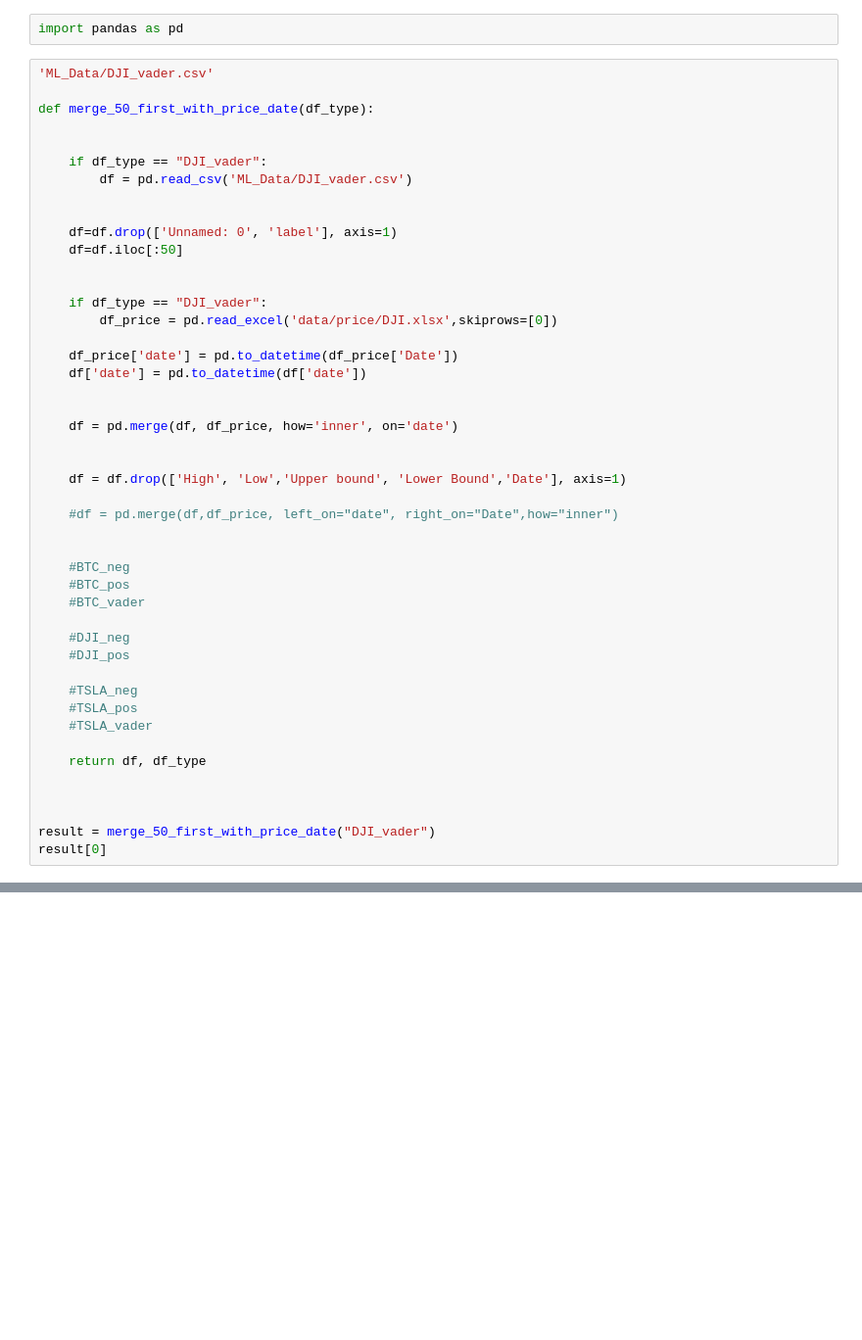
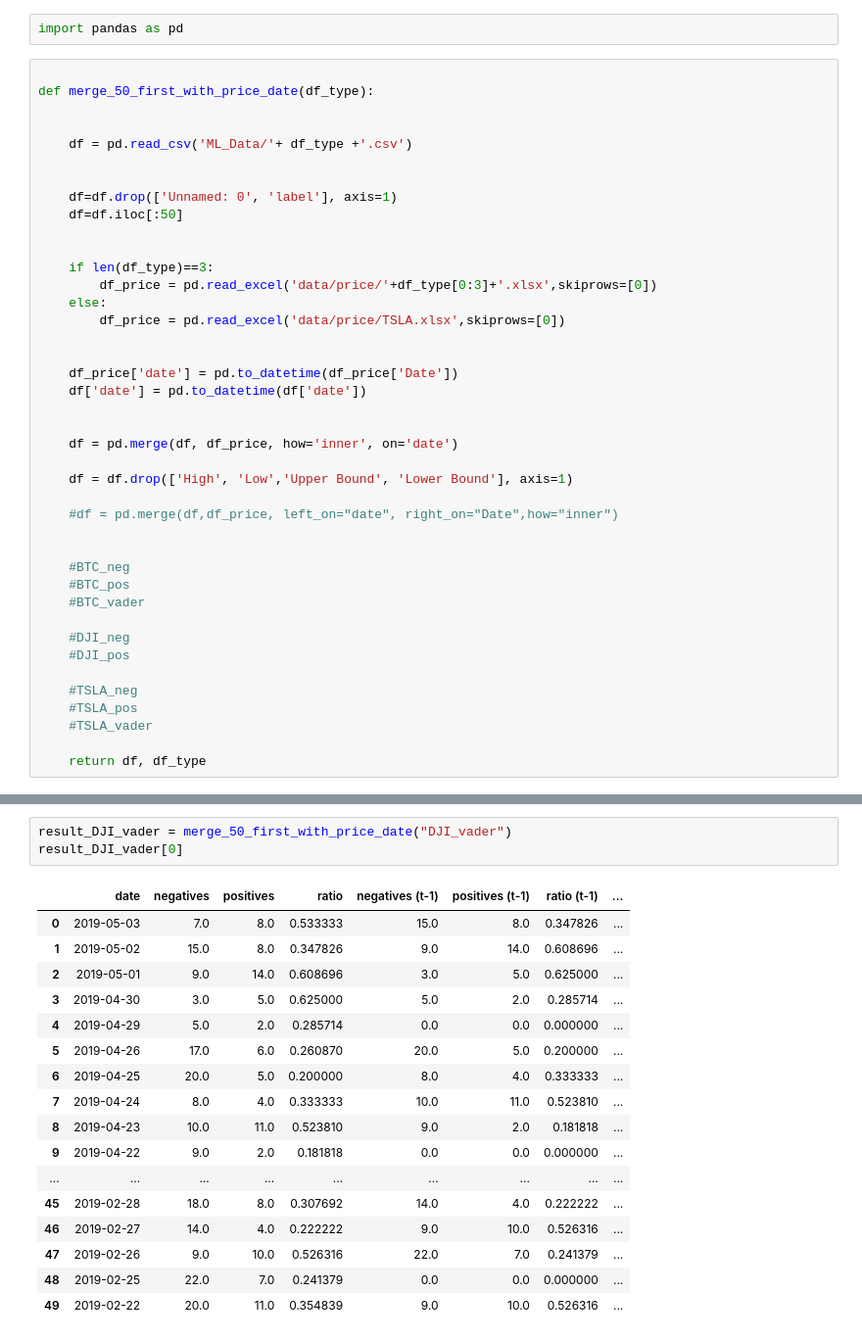
Before and after one commit to falkenovergaard/TA_Exam, a Jupyter notebook: ML_process_50_dates.ipynb, the cells around one changed output, grey strips where cells are left out. Shown at 98% size. Cells and saved outputs as stored; diff of their text form; blank space fills up the shorter version.

Commit message:
First 50 dates data ready

```diff
--- a/ML_process_50_dates.ipynb
+++ b/ML_process_50_dates.ipynb
@@ -1,21 +1,22 @@
 # %%
 import pandas as pd
 # %%
-'ML_Data/DJI_vader.csv'
 
 def merge_50_first_with_price_date(df_type):
 
 
-    if df_type == "DJI_vader":
-        df = pd.read_csv('ML_Data/DJI_vader.csv')
+    df = pd.read_csv('ML_Data/'+ df_type +'.csv')
 
 
     df=df.drop(['Unnamed: 0', 'label'], axis=1)
     df=df.iloc[:50]
 
 
-    if df_type == "DJI_vader":
-        df_price = pd.read_excel('data/price/DJI.xlsx',skiprows=[0])
+    if len(df_type)==3:
+        df_price = pd.read_excel('data/price/'+df_type[0:3]+'.xlsx',skiprows=[0])
+    else:
+        df_price = pd.read_excel('data/price/TSLA.xlsx',skiprows=[0])
+
 
     df_price['date'] = pd.to_datetime(df_price['Date'])
     df['date'] = pd.to_datetime(df['date'])
@@ -23,8 +24,7 @@ def merge_50_first_with_price_date(df_type):
 
     df = pd.merge(df, df_price, how='inner', on='date')
 
-
-    df = df.drop(['High', 'Low','Upper bound', 'Lower Bound','Date'], axis=1)
+    df = df.drop(['High', 'Low','Upper Bound', 'Lower Bound'], axis=1)
 
     #df = pd.merge(df,df_price, left_on="date", right_on="Date",how="inner")
 
@@ -41,8 +41,3 @@ def merge_50_first_with_price_date(df_type):
     #TSLA_vader
 
     return df, df_type
-
-
-
-result = merge_50_first_with_price_date("DJI_vader")
-result[0]
@@ -67,0 +44,21 @@ result[0]
+# %%
+result_DJI_vader = merge_50_first_with_price_date("DJI_vader")
+result_DJI_vader[0]
+# %% [output]
+|  | date | negatives | positives | ratio | negatives (t-1) | positives (t-1) | ratio (t-1) | ... |
+| 0 | 2019-05-03 | 7.0 | 8.0 | 0.533333 | 15.0 | 8.0 | 0.347826 | ... |
+| 1 | 2019-05-02 | 15.0 | 8.0 | 0.347826 | 9.0 | 14.0 | 0.608696 | ... |
+| 2 | 2019-05-01 | 9.0 | 14.0 | 0.608696 | 3.0 | 5.0 | 0.625000 | ... |
+| 3 | 2019-04-30 | 3.0 | 5.0 | 0.625000 | 5.0 | 2.0 | 0.285714 | ... |
+| 4 | 2019-04-29 | 5.0 | 2.0 | 0.285714 | 0.0 | 0.0 | 0.000000 | ... |
+| 5 | 2019-04-26 | 17.0 | 6.0 | 0.260870 | 20.0 | 5.0 | 0.200000 | ... |
+| 6 | 2019-04-25 | 20.0 | 5.0 | 0.200000 | 8.0 | 4.0 | 0.333333 | ... |
+| 7 | 2019-04-24 | 8.0 | 4.0 | 0.333333 | 10.0 | 11.0 | 0.523810 | ... |
+| 8 | 2019-04-23 | 10.0 | 11.0 | 0.523810 | 9.0 | 2.0 | 0.181818 | ... |
+| 9 | 2019-04-22 | 9.0 | 2.0 | 0.181818 | 0.0 | 0.0 | 0.000000 | ... |
+| ... | ... | ... | ... | ... | ... | ... | ... | ... |
+| 45 | 2019-02-28 | 18.0 | 8.0 | 0.307692 | 14.0 | 4.0 | 0.222222 | ... |
+| 46 | 2019-02-27 | 14.0 | 4.0 | 0.222222 | 9.0 | 10.0 | 0.526316 | ... |
+| 47 | 2019-02-26 | 9.0 | 10.0 | 0.526316 | 22.0 | 7.0 | 0.241379 | ... |
+| 48 | 2019-02-25 | 22.0 | 7.0 | 0.241379 | 0.0 | 0.0 | 0.000000 | ... |
+| 49 | 2019-02-22 | 20.0 | 11.0 | 0.354839 | 9.0 | 10.0 | 0.526316 | ... |
```
Also changed, not shown: parts of 12 cells of this notebook, 13 other files.
